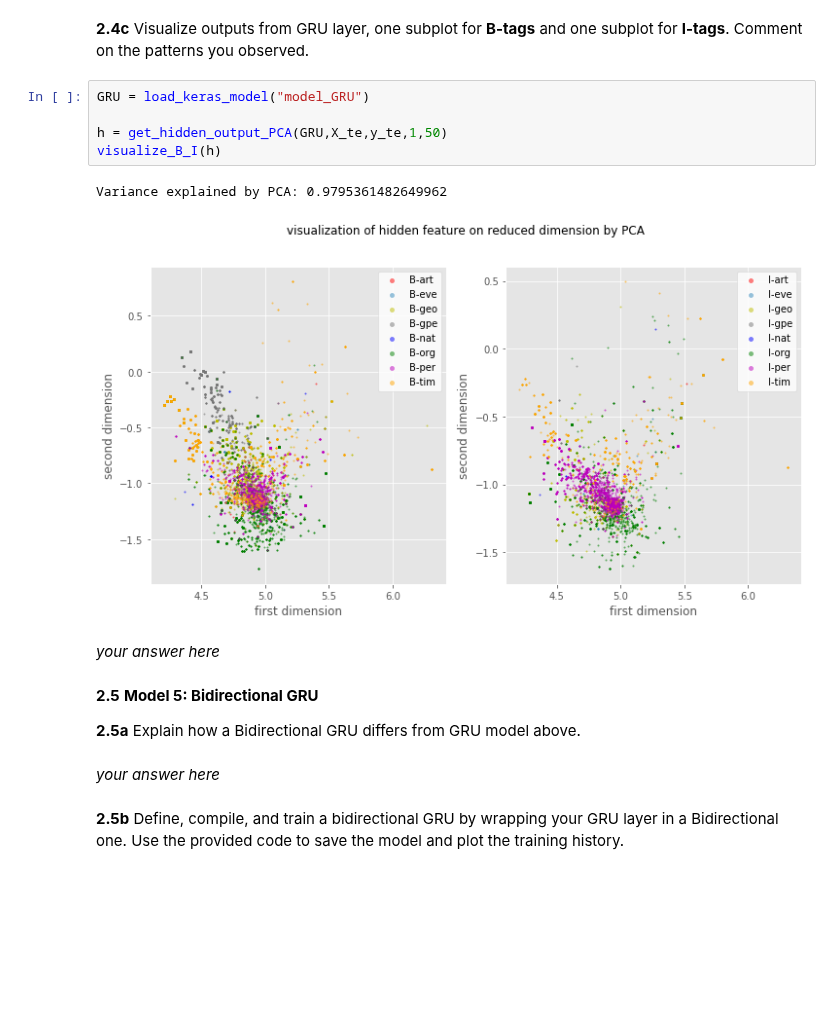
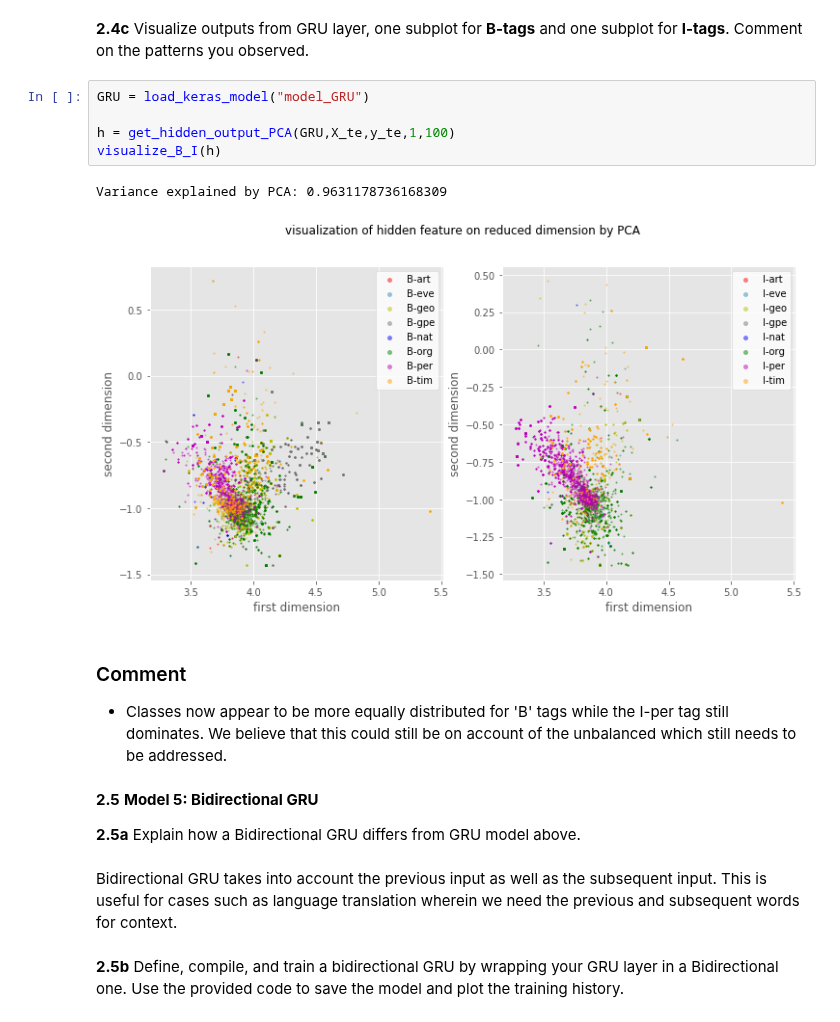
Before and after one commit to gurdeep101/2020-CS109B, a Jupyter notebook: content/homeworks/hw06/cs109b_hw6-submisison.ipynb, the cells around one changed output. Drawn from its saved outputs; the diff is of its cells as text; blank space fills up the shorter version.

```diff
--- a/content/homeworks/hw06/cs109b_hw6-submisison.ipynb
+++ b/content/homeworks/hw06/cs109b_hw6-submisison.ipynb
@@ -1329,19 +1096,21 @@ plot_training_history(history)
 # %%
 GRU = load_keras_model("model_GRU")
 
-h = get_hidden_output_PCA(GRU,X_te,y_te,1,50)
+h = get_hidden_output_PCA(GRU,X_te,y_te,1,100)
 visualize_B_I(h)
 # %% [output]
-Variance explained by PCA: 0.9795361482649962
+Variance explained by PCA: 0.9631178736168309
-[figure, old version]
+[figure, new version]
-# %% [markdown]
-*your answer here*
+# %% [markdown]
+### Comment
+
+* Classes now appear to be more equally distributed for 'B' tags while the I-per tag still dominates. We believe that this could still be on account of the unbalanced which still needs to be addressed.
 # %% [markdown]
 **2.5** **Model 5: Bidirectional GRU**
 
 **2.5a** Explain how a Bidirectional GRU differs from GRU model above.
-# %% [markdown]
-*your answer here*
+# %% [markdown]
+Bidirectional GRU takes into account the previous input as well as the subsequent input. This is useful for cases such as language translation wherein we need the previous and subsequent words for context.
 # %% [markdown]
 **2.5b** Define, compile, and train a bidirectional GRU by wrapping your GRU layer in a Bidirectional one. Use the provided code to save the model and plot the training history.
 # %%
```
Also changed, not shown: parts of 127 cells of this notebook, 26 other files.
